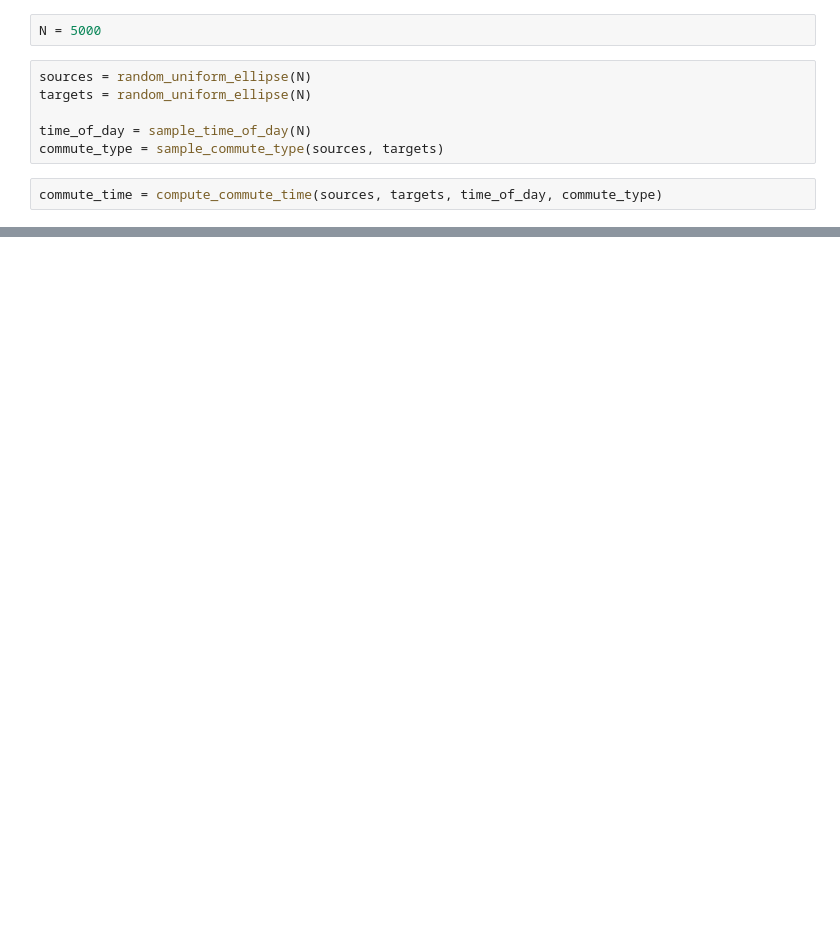
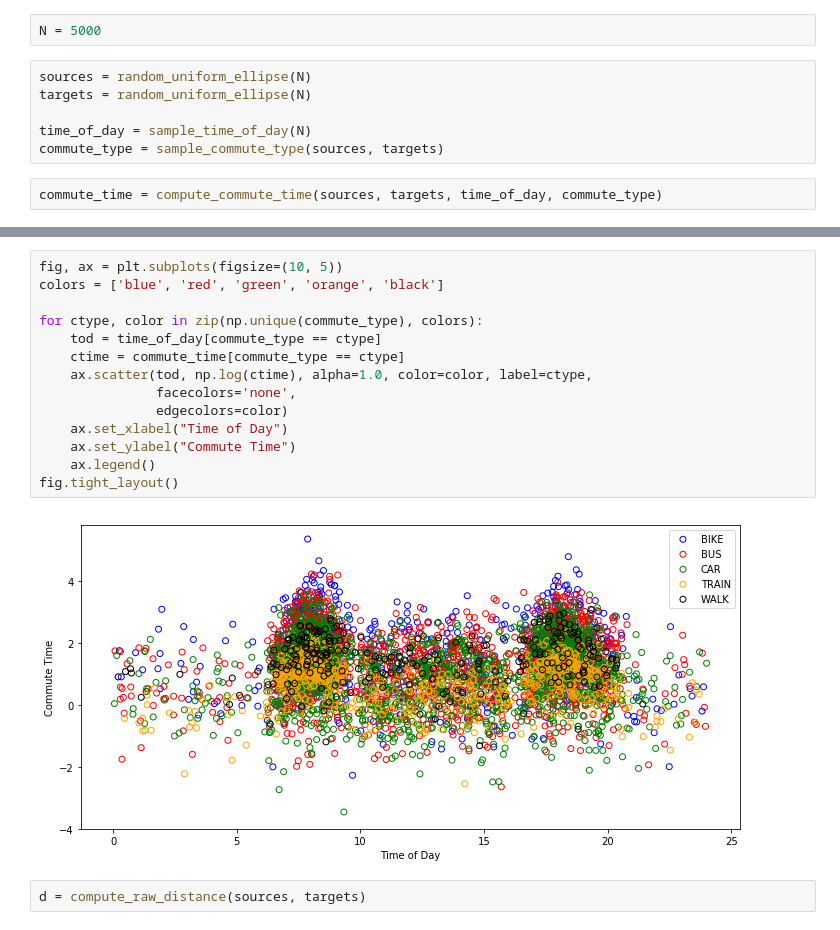
Before and after one commit to madrury/commute-times, a Jupyter notebook: commute-times.ipynb, the cells around one changed output, grey strips where cells are left out. Saved outputs shown, nothing was run; the diff lists cells and outputs as text; blank space fills up the shorter version.

```diff
--- a/commute-times.ipynb
+++ b/commute-times.ipynb
@@ -62,0 +64,18 @@ fig.tight_layout()
+# %%
+fig, ax = plt.subplots(figsize=(10, 5))
+colors = ['blue', 'red', 'green', 'orange', 'black']
+
+for ctype, color in zip(np.unique(commute_type), colors):
+    tod = time_of_day[commute_type == ctype]
+    ctime = commute_time[commute_type == ctype]
+    ax.scatter(tod, np.log(ctime), alpha=1.0, color=color, label=ctype,
+               facecolors='none',
+               edgecolors=color)
+    ax.set_xlabel("Time of Day")
+    ax.set_ylabel("Commute Time")
+    ax.legend()
+fig.tight_layout()
+# %% [output]
+[figure, added]
+# %%
+d = compute_raw_distance(sources, targets)
```
Also changed, not shown: parts of 7 cells of this notebook, 2 other files.
